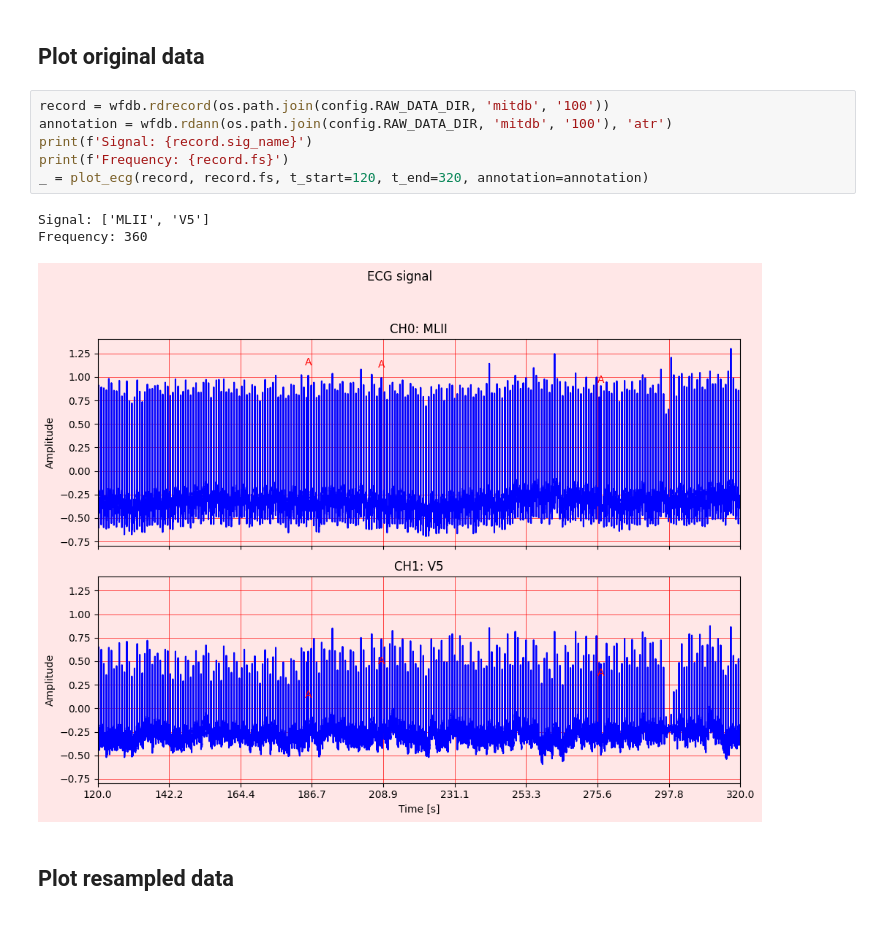
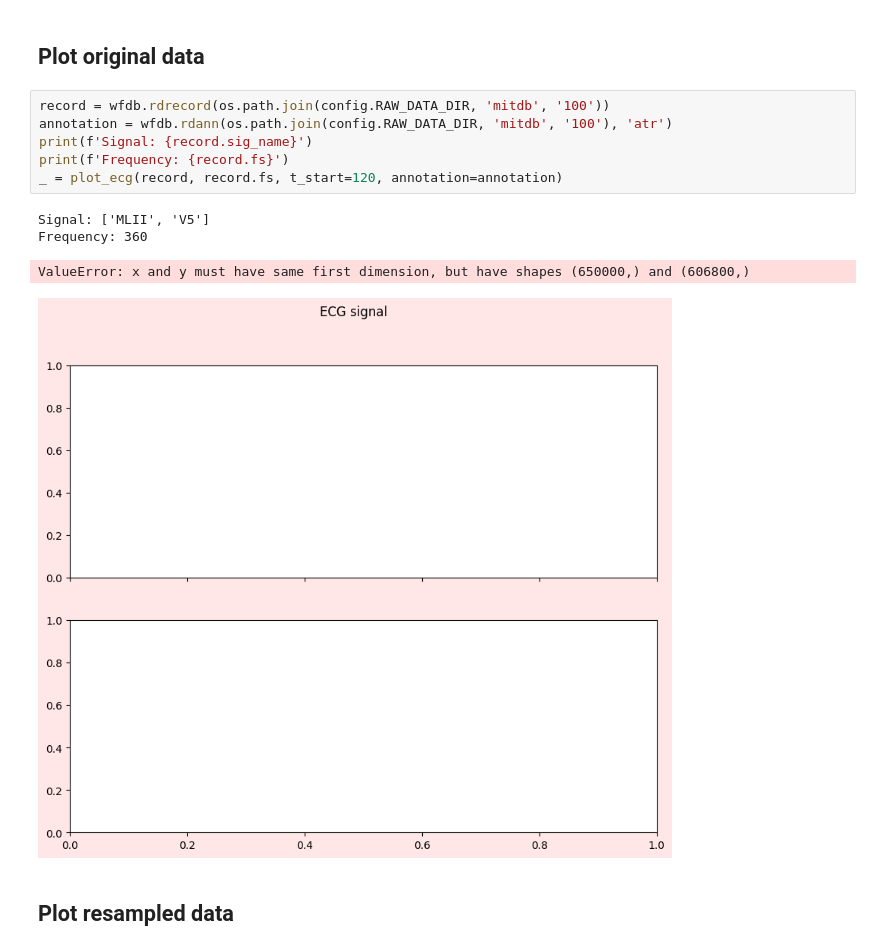
Before and after one commit to Michal-Szmuksta-AGH/ECG-ML-Challenge, a Jupyter notebook: notebooks/resample.ipynb, the cells around one changed output. Saved outputs shown, nothing was run; the diff lists cells and outputs as text.

```diff
--- a/notebooks/resample.ipynb
+++ b/notebooks/resample.ipynb
@@ -26,13 +26,14 @@ dataset.download_wfdb_dataset('mitdb', os.path.join(config.RAW_DATA_DIR, 'mitdb'
 # %%
 record = wfdb.rdrecord(os.path.join(config.RAW_DATA_DIR, 'mitdb', '100'))
 annotation = wfdb.rdann(os.path.join(config.RAW_DATA_DIR, 'mitdb', '100'), 'atr')
 print(f'Signal: {record.sig_name}')
 print(f'Frequency: {record.fs}')
-_ = plot_ecg(record, record.fs, t_start=120, t_end=320, annotation=annotation)
+_ = plot_ecg(record, record.fs, t_start=120, annotation=annotation)
 # %% [output]
 Signal: ['MLII', 'V5']
 Frequency: 360
+ValueError: x and y must have same first dimension, but have shapes (650000,) and (606800,)
-[figure, old version]
+[figure, new version]
 # %% [markdown]
 ## Plot resampled data
 # %%
```
Also changed, not shown: parts of 4 cells of this notebook, 4 other files.
